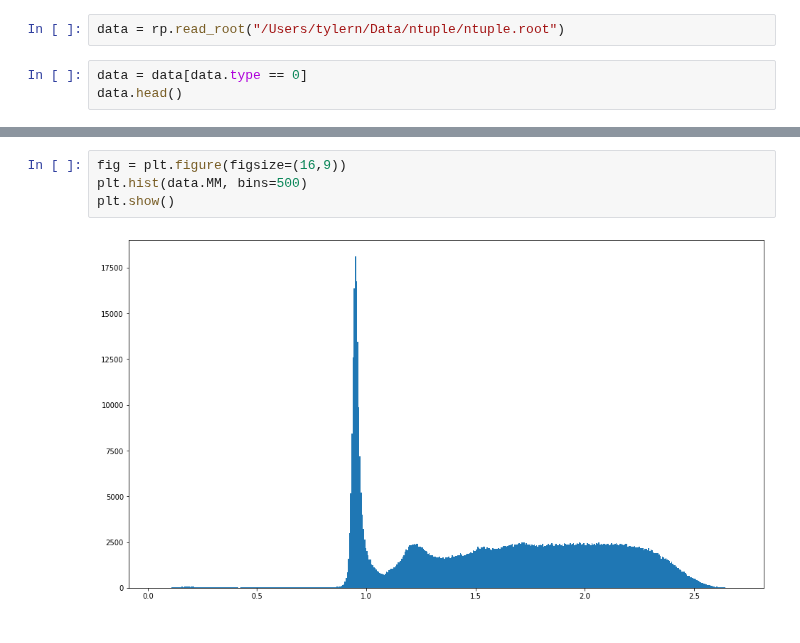
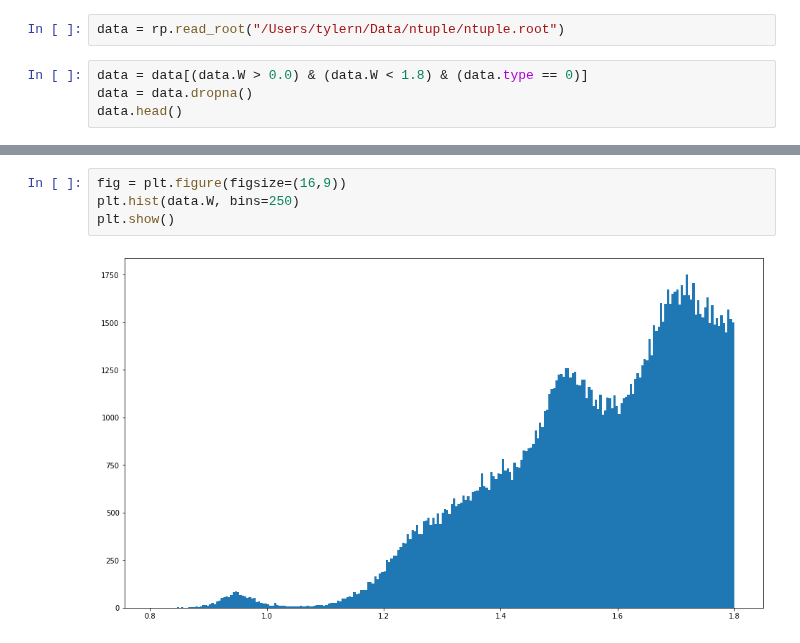
Before and after one commit to tylern4/physics_code, a Jupyter notebook: current/ntuple_maker/ntuple_reader.ipynb, the cells around one changed output, grey strips where cells are left out. Saved outputs shown, nothing was run; the diff lists cells and outputs as text.

```diff
--- a/current/ntuple_maker/ntuple_reader.ipynb
+++ b/current/ntuple_maker/ntuple_reader.ipynb
@@ -12,7 +13,8 @@ Welcome to JupyROOT 6.18/04
 # %%
 data = rp.read_root("/Users/tylern/Data/ntuple/ntuple.root")
 # %%
-data = data[data.type == 0]
+data = data[(data.W > 0.0) & (data.W < 1.8) & (data.type == 0)]
+data = data.dropna()
 data.head()
 # %% [output]
 |  | type | helicity | W | Q2 | MM | MM2 | Theta_E | Theta_star | Phi_star | theta | ... |
@@ -24,9 +26,9 @@ data.head()
 # %%
 fig = plt.figure(figsize=(16,9))
-plt.hist(data.MM, bins=500)
+plt.hist(data.W, bins=250)
 plt.show()
 # %% [output]
-[figure, old version]
+[figure, new version]
 # %%
 def gaus_fit(x, A, mu, sig):
     return A*np.exp(-np.power(x - mu, 2.) / (2 * np.power(sig, 2.)))
```
Also changed, not shown: parts of 5 cells of this notebook, 2 other files.
